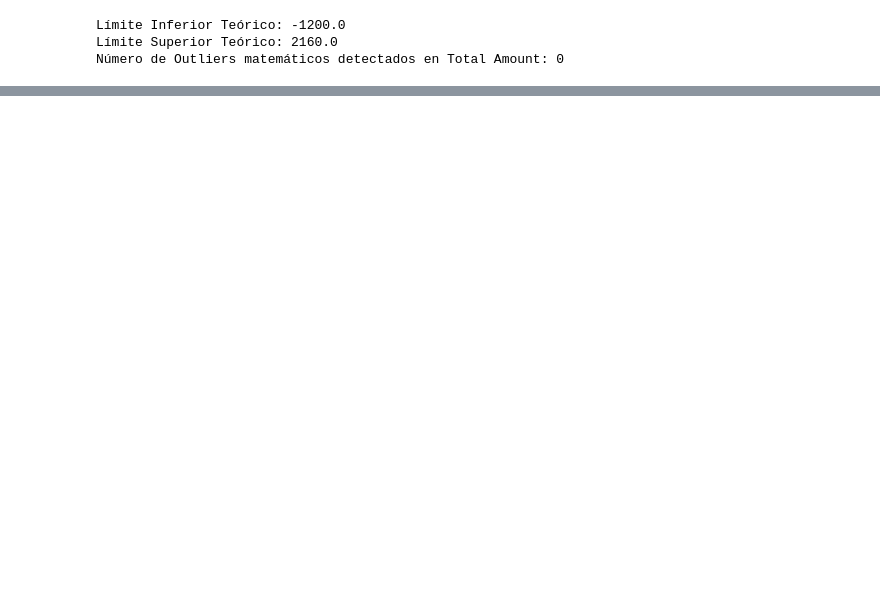
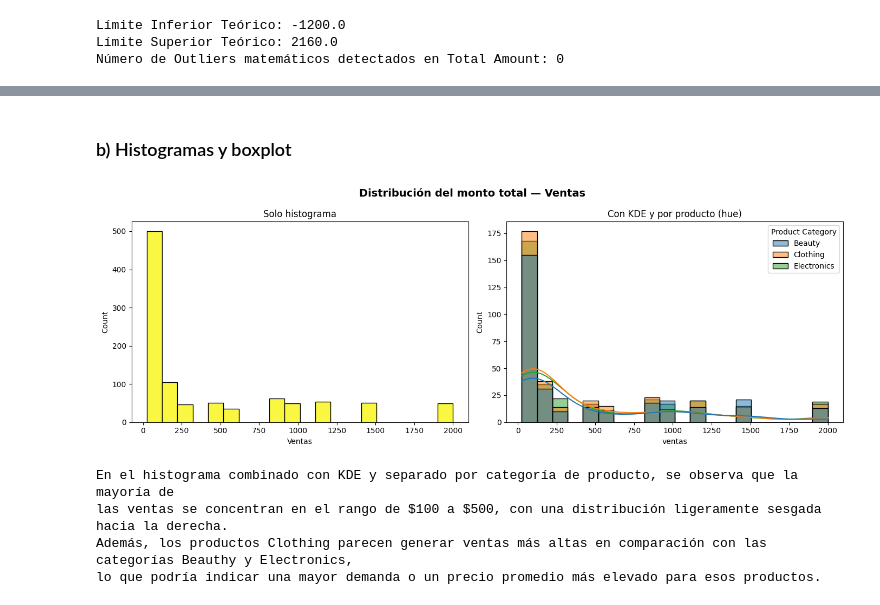
Before and after one commit to nickolemarinD/retail-sales-analysis, a Jupyter notebook: notebooks/Core_12.ipynb, the cells around one changed output, grey strips where cells are left out. Cells and saved outputs as stored; diff of their text form; code cells hidden in the pictures; blank space fills up the shorter version.

```diff
--- a/notebooks/Core_12.ipynb
+++ b/notebooks/Core_12.ipynb
@@ -125,0 +157,7 @@ Número de Outliers matemáticos detectados en Total Amount: 0
+# %%
+# Extraer el Año y el Mes en columnas separadas
+df['Año'] = df['Date'].dt.year
+df['Mes'] = df['Date'].dt.month
+
+# 4Agrupar por Año y Mes (por ejemplo, sumando los valores)
+df_agrupado = df.groupby(['Año', 'Mes'])['Total Amount'].sum().reset_index()
@@ -125,0 +209,33 @@ Número de Outliers matemáticos detectados en Total Amount: 0
+# %% [markdown]
+### b) Histogramas y boxplot
+# %%
+# Graficación de la distribución del monto total de ventas
+
+fig, axes = plt.subplots(1, 2, figsize=(14, 5))
+fig.suptitle("Distribución del monto total — Ventas", fontsize=14, fontweight="bold")
+
+# Izquierda: histograma simple
+sns.histplot(data=df, x="Total Amount", bins=20,
+             color="#F9F503", ax=axes[0])
+axes[0].set_title("Solo histograma")
+axes[0].set_xlabel("Ventas")
+
+# Derecha: histograma + KDE + separado por especie
+sns.histplot(data=df, x="Total Amount", hue="Product Category",
+             kde=True, bins=20, alpha=0.5, ax=axes[1])
+axes[1].set_title("Con KDE y por producto (hue)")
+axes[1].set_xlabel("ventas")
+
+plt.tight_layout()
+plt.show()
+
+print(f'En el histograma combinado con KDE y separado por categoría de producto, se observa que la mayoría de')
+print(f'las ventas se concentran en el rango de $100 a $500, con una distribución ligeramente sesgada hacia la derecha.')
+print(f'Además, los productos Clothing parecen generar ventas más altas en comparación con las categorías Beauthy y Electronics,')
+print(f'lo que podría indicar una mayor demanda o un precio promedio más elevado para esos productos.')
+# %% [output]
+[figure, added]
+En el histograma combinado con KDE y separado por categoría de producto, se observa que la mayoría de
+las ventas se concentran en el rango de $100 a $500, con una distribución ligeramente sesgada hacia la derecha.
+Además, los productos Clothing parecen generar ventas más altas en comparación con las categorías Beauthy y Electronics,
+lo que podría indicar una mayor demanda o un precio promedio más elevado para esos productos.
```
Also changed, not shown: parts of 21 cells of this notebook.
